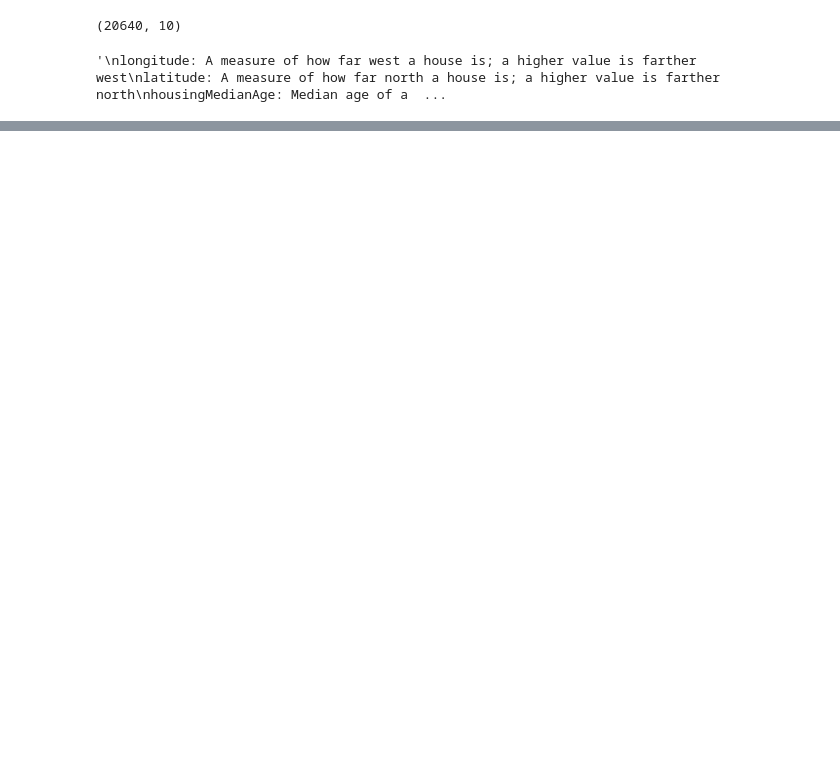
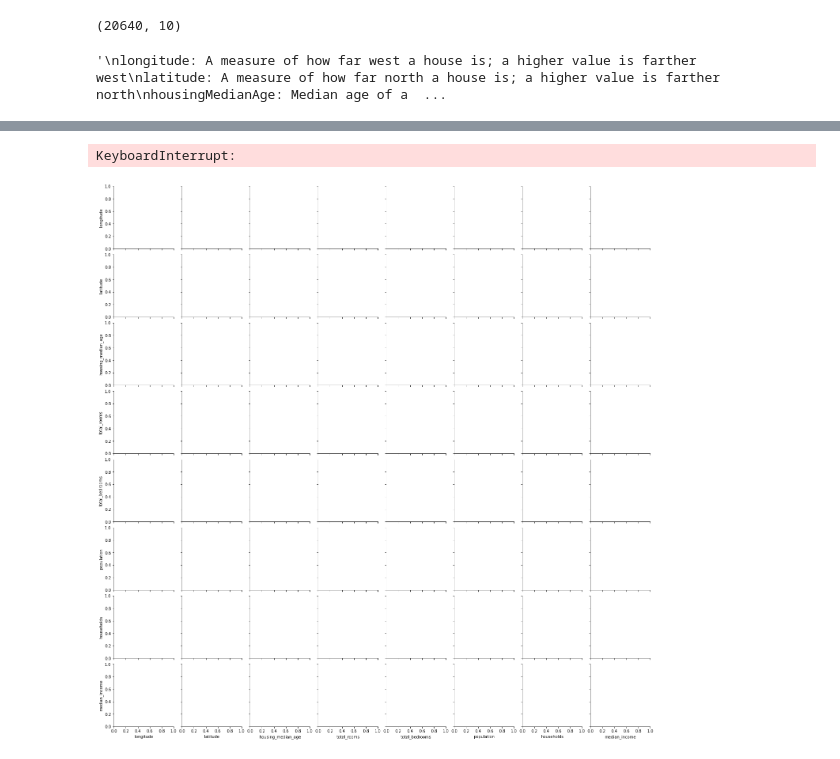
Before and after one commit to Genie-young/Data-Analysis, a Jupyter notebook: ADP/17th/ADP_17th_Q1.CaliforniaHousingData.ipynb, the cells around one changed output, grey strips where cells are left out. Drawn from its saved outputs; the diff is of its cells as text; code cells hidden in the pictures; blank space fills up the shorter version.

```diff
--- a/ADP/17th/ADP_17th_Q1.CaliforniaHousingData.ipynb
+++ b/ADP/17th/ADP_17th_Q1.CaliforniaHousingData.ipynb
@@ -50,0 +52,8 @@ Name: ocean_proximity, dtype: int64
+# %%
+import matplotlib.pyplot as plt
+import seaborn as sns
+sns.pairplot(housingDf, diag_kind='auto', hue='median_house_value')
+plt.show()
+# %% [output]
+KeyboardInterrupt:
+[figure, added]
```
Also changed, not shown: parts of 5 cells of this notebook, 2 other files.
